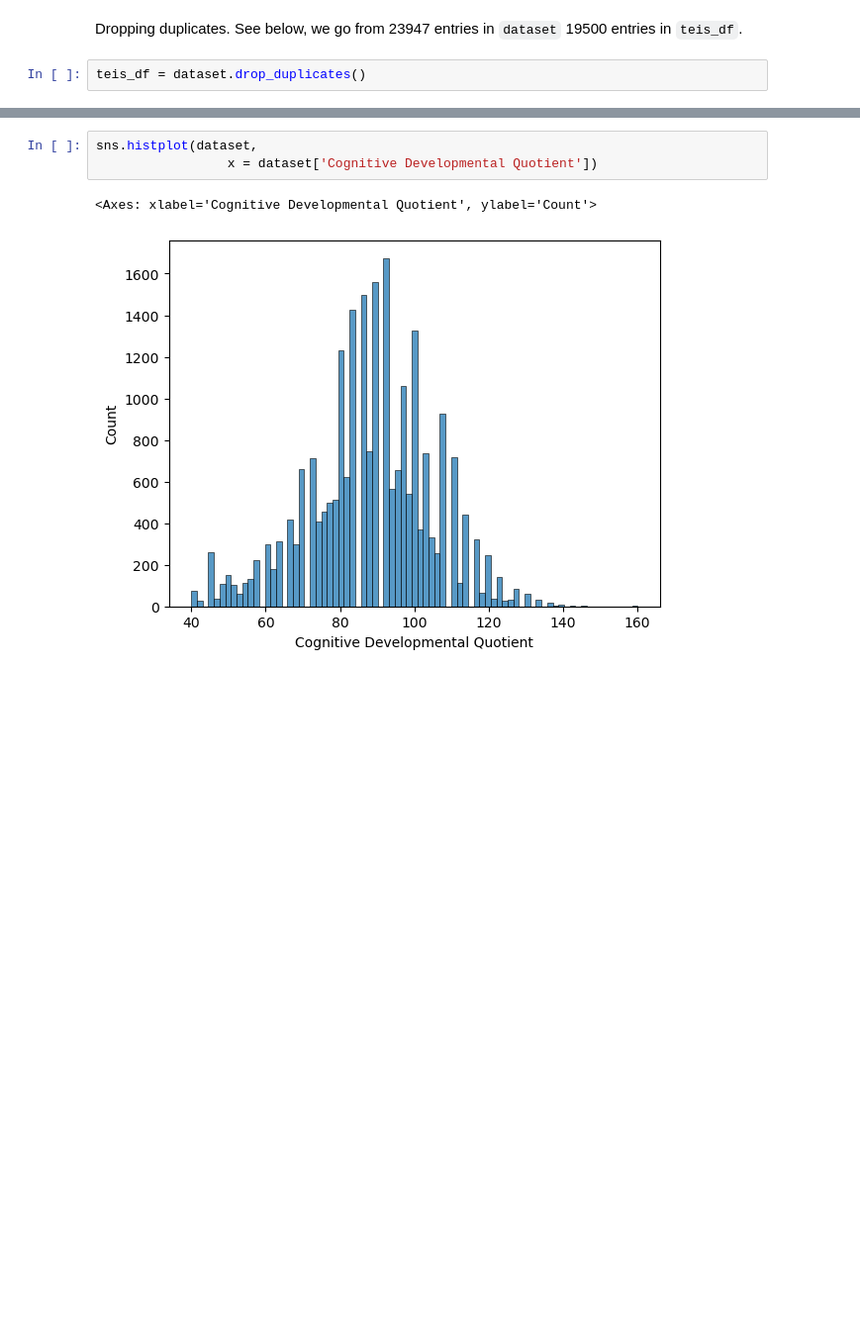
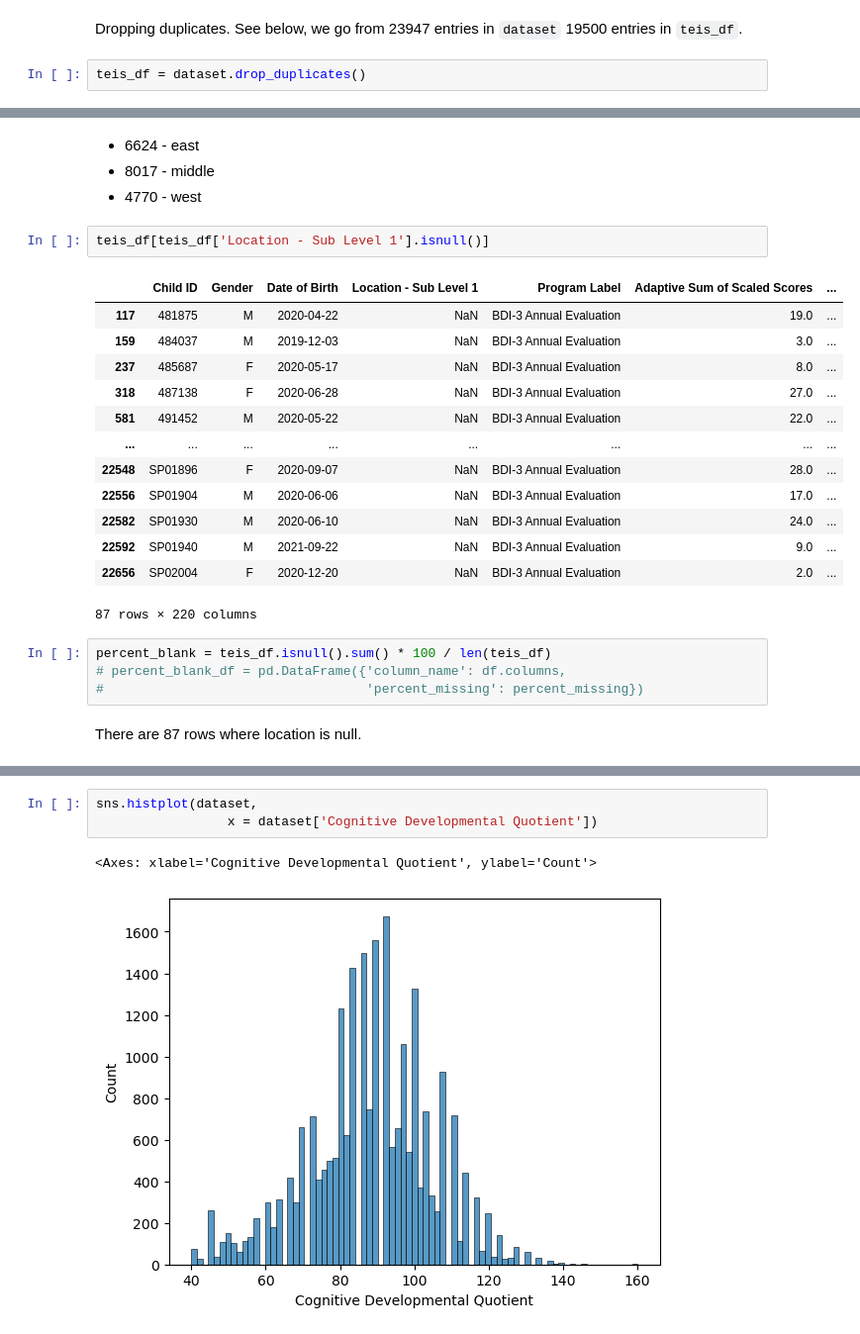
Before and after one commit to NSS-Data-Analytics-Cohort-10/teis-concat-dog, a Jupyter notebook: notebooks/teis_concatdog.ipynb, the cells around one changed output, grey strips where cells are left out. Shown at 99% size. Saved outputs shown, nothing was run; the diff lists cells and outputs as text; blank space fills up the shorter version.

```diff
--- a/notebooks/teis_concatdog.ipynb
+++ b/notebooks/teis_concatdog.ipynb
@@ -44,0 +90,26 @@ memory usage: 32.7+ MB
+# %% [markdown]
+* 6624 - east
+* 8017 - middle
+* 4770 - west
+# %%
+teis_df[teis_df['Location - Sub Level 1'].isnull()]
+# %% [output]
+|  | Child ID | Gender | Date of Birth | Location - Sub Level 1 | Program Label | Adaptive Sum of Scaled Scores | ... |
+| 117 | 481875 | M | 2020-04-22 | NaN | BDI-3 Annual Evaluation | 19.0 | ... |
+| 159 | 484037 | M | 2019-12-03 | NaN | BDI-3 Annual Evaluation | 3.0 | ... |
+| 237 | 485687 | F | 2020-05-17 | NaN | BDI-3 Annual Evaluation | 8.0 | ... |
+| 318 | 487138 | F | 2020-06-28 | NaN | BDI-3 Annual Evaluation | 27.0 | ... |
+| 581 | 491452 | M | 2020-05-22 | NaN | BDI-3 Annual Evaluation | 22.0 | ... |
+| ... | ... | ... | ... | ... | ... | ... | ... |
+| 22548 | SP01896 | F | 2020-09-07 | NaN | BDI-3 Annual Evaluation | 28.0 | ... |
+| 22556 | SP01904 | M | 2020-06-06 | NaN | BDI-3 Annual Evaluation | 17.0 | ... |
+| 22582 | SP01930 | M | 2020-06-10 | NaN | BDI-3 Annual Evaluation | 24.0 | ... |
+| 22592 | SP01940 | M | 2021-09-22 | NaN | BDI-3 Annual Evaluation | 9.0 | ... |
+| 22656 | SP02004 | F | 2020-12-20 | NaN | BDI-3 Annual Evaluation | 2.0 | ... |
+87 rows × 220 columns
+# %%
+percent_blank = teis_df.isnull().sum() * 100 / len(teis_df)
+# percent_blank_df = pd.DataFrame({'column_name': df.columns,
+#                                  'percent_missing': percent_missing})
+# %% [markdown]
+There are 87 rows where location is null.
```
Also changed, not shown: parts of 28 cells of this notebook.
